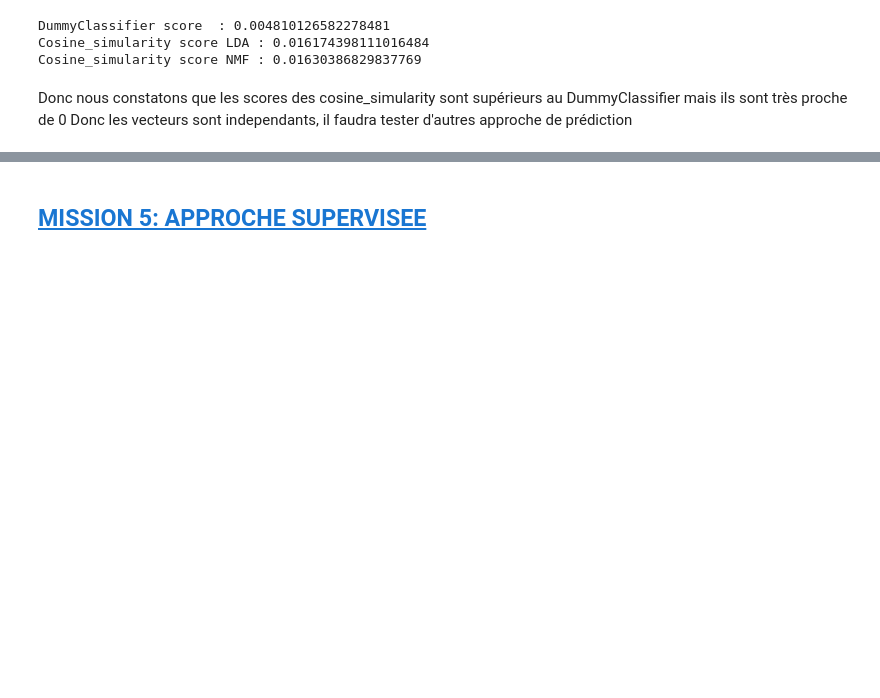
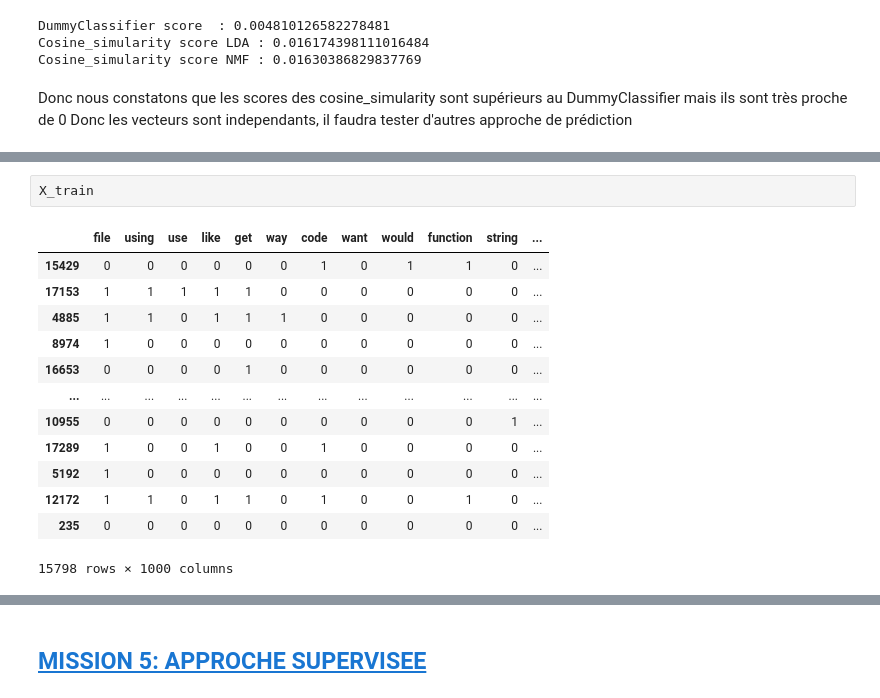
Before and after one commit to leandre12/suggestion-tag, a Jupyter notebook: P5_02_notebookmodels.ipynb, the cells around one changed output, grey strips where cells are left out. Saved outputs shown, nothing was run; the diff lists cells and outputs as text; blank space fills up the shorter version.

```diff
--- a/P5_02_notebookmodels.ipynb
+++ b/P5_02_notebookmodels.ipynb
@@ -346,0 +384,16 @@ Donc les vecteurs sont independants, il faudra tester d'autres approche de préd
+# %%
+X_train
+# %% [output]
+|  | file | using | use | like | get | way | code | want | would | function | string | ... |
+| 15429 | 0 | 0 | 0 | 0 | 0 | 0 | 1 | 0 | 1 | 1 | 0 | ... |
+| 17153 | 1 | 1 | 1 | 1 | 1 | 0 | 0 | 0 | 0 | 0 | 0 | ... |
+| 4885 | 1 | 1 | 0 | 1 | 1 | 1 | 0 | 0 | 0 | 0 | 0 | ... |
+| 8974 | 1 | 0 | 0 | 0 | 0 | 0 | 0 | 0 | 0 | 0 | 0 | ... |
+| 16653 | 0 | 0 | 0 | 0 | 1 | 0 | 0 | 0 | 0 | 0 | 0 | ... |
+| ... | ... | ... | ... | ... | ... | ... | ... | ... | ... | ... | ... | ... |
+| 10955 | 0 | 0 | 0 | 0 | 0 | 0 | 0 | 0 | 0 | 0 | 1 | ... |
+| 17289 | 1 | 0 | 0 | 1 | 0 | 0 | 1 | 0 | 0 | 0 | 0 | ... |
+| 5192 | 1 | 0 | 0 | 0 | 0 | 0 | 0 | 0 | 0 | 0 | 0 | ... |
+| 12172 | 1 | 1 | 0 | 1 | 1 | 0 | 1 | 0 | 0 | 1 | 0 | ... |
+| 235 | 0 | 0 | 0 | 0 | 0 | 0 | 0 | 0 | 0 | 0 | 0 | ... |
+15798 rows × 1000 columns
```
Also changed, not shown: parts of 23 cells of this notebook, 10 other files.
